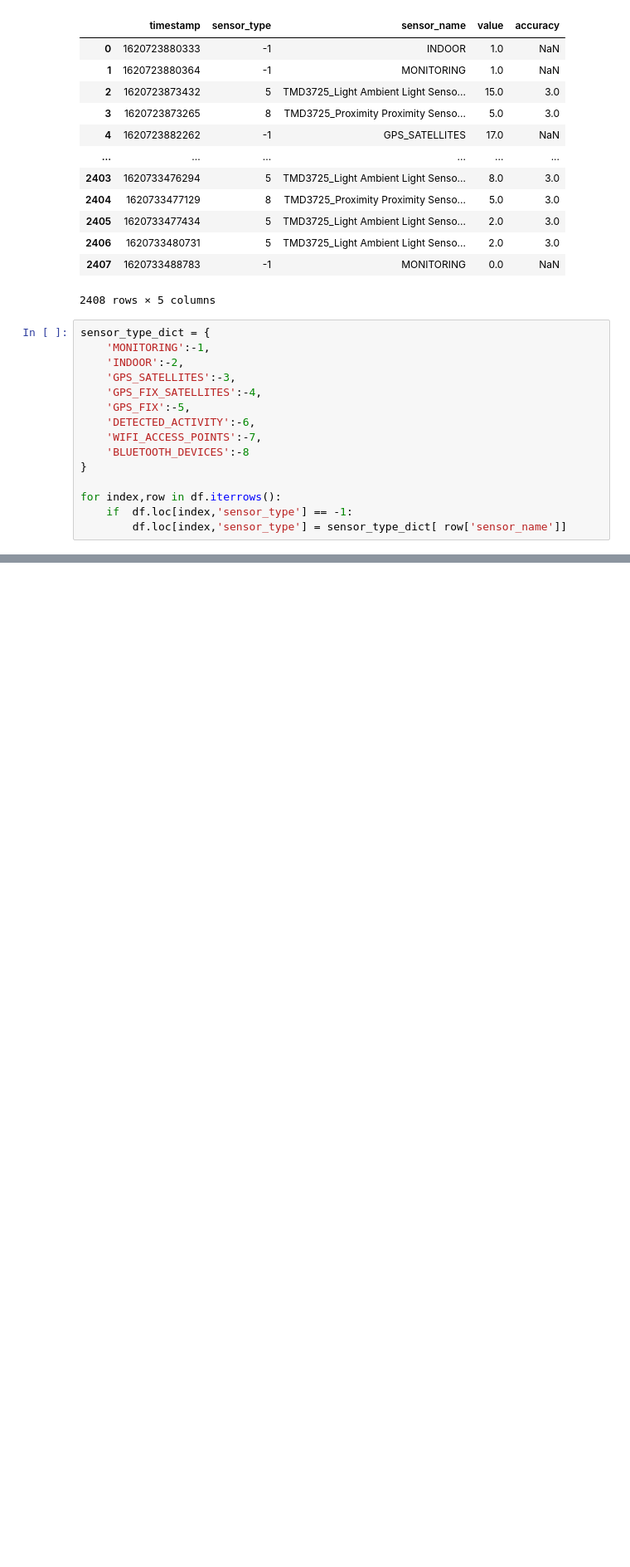
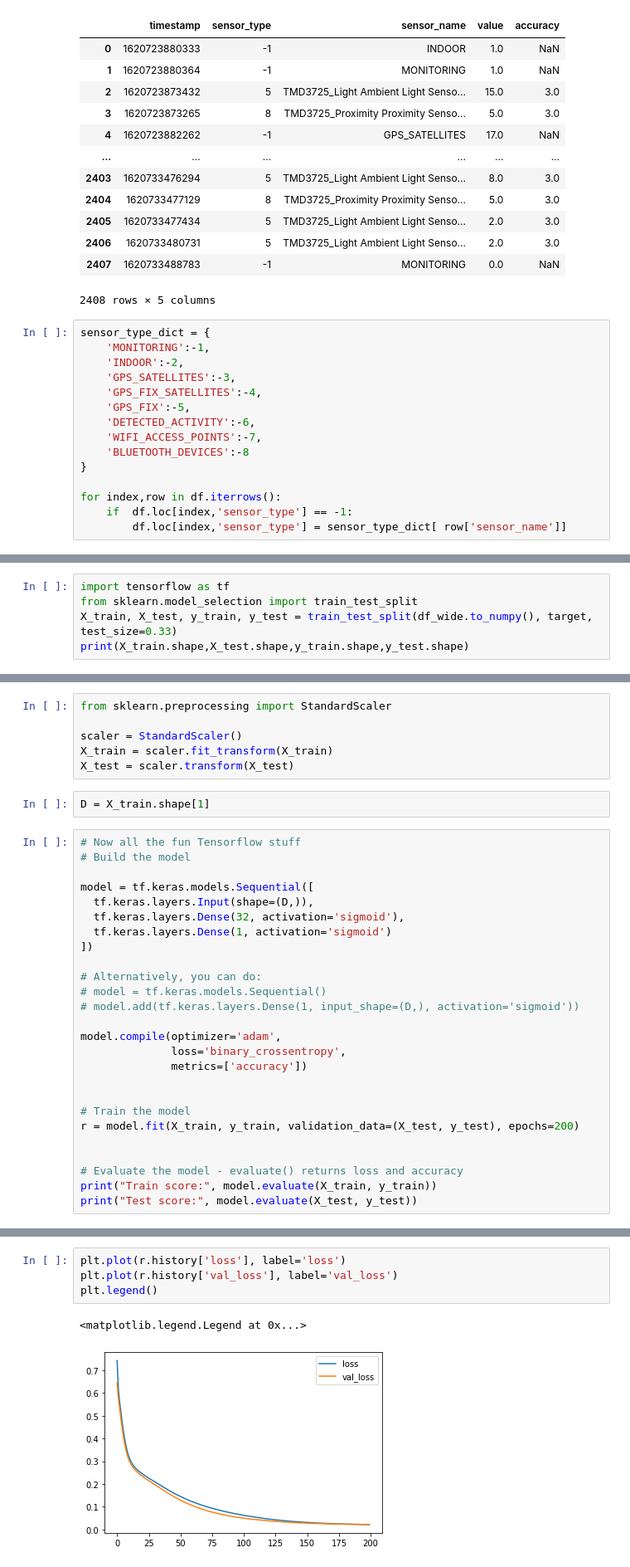
Before and after one commit to SpeedJack/IODataAcquisition, a Jupyter notebook: NeuralNetwork/IONeuralNetwork.ipynb, the cells around one changed output, grey strips where cells are left out. Shown at 83% size. Saved outputs shown, nothing was run; the diff lists cells and outputs as text; blank space fills up the shorter version.

```diff
--- a/NeuralNetwork/IONeuralNetwork.ipynb
+++ b/NeuralNetwork/IONeuralNetwork.ipynb
@@ -88,0 +125,5 @@ df_wide.to_csv('preprocessed_data.csv')
+# %%
+import tensorflow as tf
+from sklearn.model_selection import train_test_split
+X_train, X_test, y_train, y_test = train_test_split(df_wide.to_numpy(), target, test_size=0.33)
+print(X_train.shape,X_test.shape,y_train.shape,y_test.shape)
@@ -88,0 +132,34 @@ df_wide.to_csv('preprocessed_data.csv')
+# %%
+from sklearn.preprocessing import StandardScaler
+
+scaler = StandardScaler()
+X_train = scaler.fit_transform(X_train)
+X_test = scaler.transform(X_test)
+# %%
+D = X_train.shape[1]
+# %%
+# Now all the fun Tensorflow stuff
+# Build the model
+
+model = tf.keras.models.Sequential([
+  tf.keras.layers.Input(shape=(D,)),
+  tf.keras.layers.Dense(32, activation='sigmoid'),
+  tf.keras.layers.Dense(1, activation='sigmoid')
+])
+
+# Alternatively, you can do:
+# model = tf.keras.models.Sequential()
+# model.add(tf.keras.layers.Dense(1, input_shape=(D,), activation='sigmoid'))
+
+model.compile(optimizer='adam',
+              loss='binary_crossentropy',
+              metrics=['accuracy'])
+
+
+# Train the model
+r = model.fit(X_train, y_train, validation_data=(X_test, y_test), epochs=200)
+
+
+# Evaluate the model - evaluate() returns loss and accuracy
+print("Train score:", model.evaluate(X_train, y_train))
+print("Test score:", model.evaluate(X_test, y_test))
@@ -88,0 +184,7 @@ df_wide.to_csv('preprocessed_data.csv')
+# %%
+plt.plot(r.history['loss'], label='loss')
+plt.plot(r.history['val_loss'], label='val_loss')
+plt.legend()
+# %% [output]
+<matplotlib.legend.Legend at 0x...>
+[figure, added]
```
Also changed, not shown: parts of 5 cells of this notebook.
